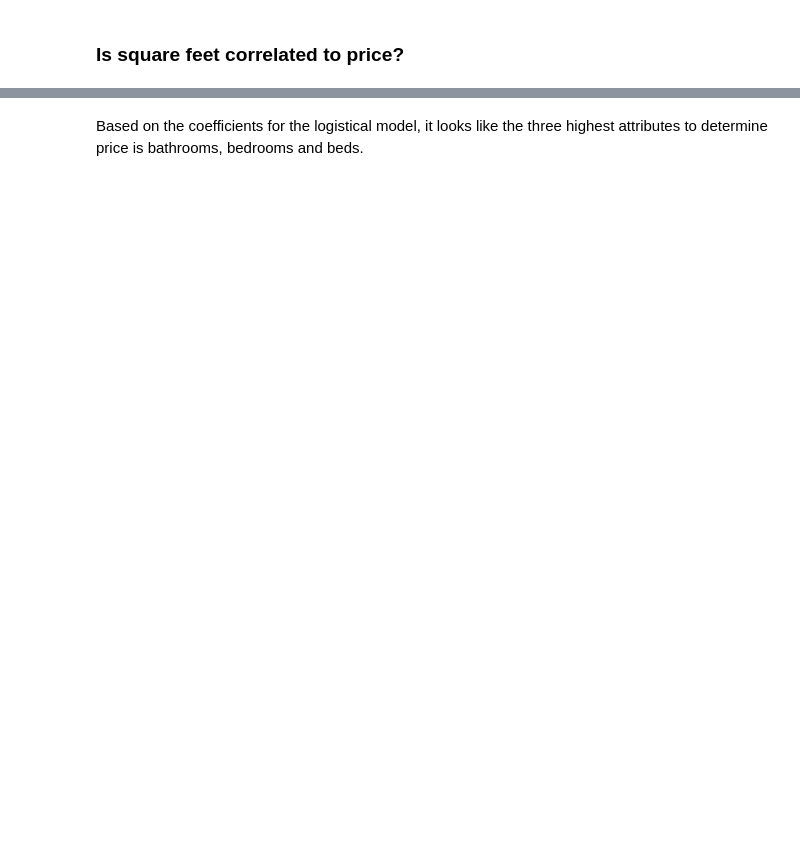
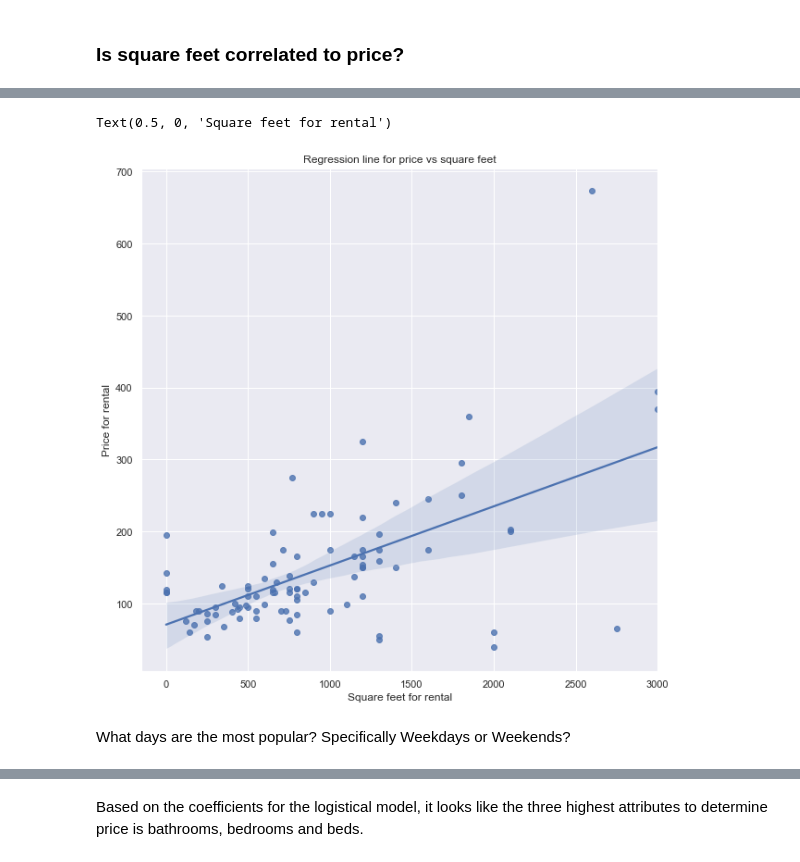
Before and after one commit to ebrunette/UdacityDataScienceNanoDegree, a Jupyter notebook: ProjectOne/AirB&BEDA.ipynb, the cells around one changed output, grey strips where cells are left out. Drawn from its saved outputs; the diff is of its cells as text; code cells hidden in the pictures; blank space fills up the shorter version.

```diff
--- a/ProjectOne/AirB&BEDA.ipynb
+++ b/ProjectOne/AirB&BEDA.ipynb
@@ -149,0 +282,14 @@ def clean_price_column(x):
+# %%
+outliar_values = [1.0, 2.0, 3.0, 4.0]
+removed_lower_limit_outliars = not_null_square_feet[~not_null_square_feet['square_feet'].isin(outliar_values)]
+# %%
+sns.set(rc={'figure.figsize':(10,10)})
+sns.regplot(data=removed_lower_limit_outliars.sort_values(['price']), x='square_feet', y='price')
+plt.title("Regression line for price vs square feet")
+plt.ylabel("Price for rental")
+plt.xlabel("Square feet for rental")
+# %% [output]
+Text(0.5, 0, 'Square feet for rental')
+[figure, added]
+# %% [markdown]
+What days are the most popular? Specifically Weekdays or Weekends?
```
Also changed, not shown: parts of 155 cells of this notebook.
